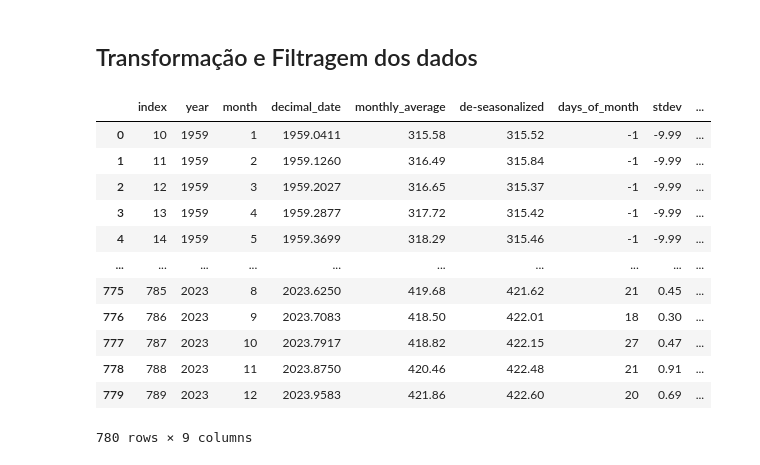
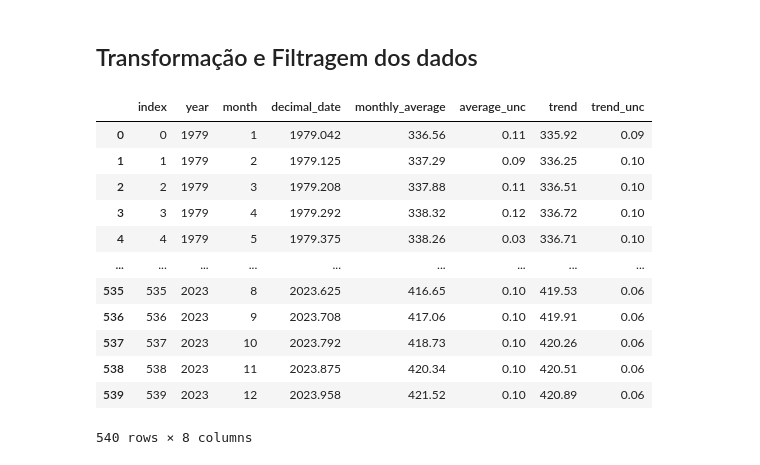
Before and after one commit to Joaof14/Clima_MMQ, a Jupyter notebook: Preparo dos dados.ipynb, the cells around one changed output. Saved outputs shown, nothing was run; the diff lists cells and outputs as text; code cells hidden in the pictures.

```diff
--- a/Preparo dos dados.ipynb
+++ b/Preparo dos dados.ipynb
@@ -8,10 +8,10 @@ import pandas as pd
 # %%
 #Lendo tabela 1
 
-urlConcentr = "https://gml.noaa.gov/webdata/ccgg/trends/co2/co2_mm_mlo.txt"
+urlConcentr = "https://gml.noaa.gov/webdata/ccgg/trends/co2/co2_mm_gl.txt"
 
 
-colunasConcentr = ['year', 'month','decimal_date', 'monthly_average', 'de-seasonalized', 'days_of_month', 'stdev', 'unc_of_mon_mean']
+colunasConcentr = ['year', 'month','decimal_date', 'monthly_average', 'average_unc', 'trend', 'trend_unc']
 
 dfConcentr = pd.read_csv(urlConcentr, delim_whitespace=True, comment='#', names=colunasConcentr)
 dfConcentr
@@ -94,23 +93,23 @@ dfTemp.describe()
 ## Transformação e Filtragem dos dados
 # %%
 #Filtrar período nos dados de concentração de Carbono
-dfConcentr = dfConcentr.query(' year > 1958 and year < 2024')
+dfConcentr = dfConcentr.query(' year > 1978 and year < 2024')
 dfConcentr = dfConcentr.reset_index()
 dfConcentr
 # %% [output]
-|  | index | year | month | decimal_date | monthly_average | de-seasonalized | days_of_month | stdev | ... |
-| 0 | 10 | 1959 | 1 | 1959.0411 | 315.58 | 315.52 | -1 | -9.99 | ... |
-| 1 | 11 | 1959 | 2 | 1959.1260 | 316.49 | 315.84 | -1 | -9.99 | ... |
-| 2 | 12 | 1959 | 3 | 1959.2027 | 316.65 | 315.37 | -1 | -9.99 | ... |
-| 3 | 13 | 1959 | 4 | 1959.2877 | 317.72 | 315.42 | -1 | -9.99 | ... |
-| 4 | 14 | 1959 | 5 | 1959.3699 | 318.29 | 315.46 | -1 | -9.99 | ... |
-| ... | ... | ... | ... | ... | ... | ... | ... | ... | ... |
-| 775 | 785 | 2023 | 8 | 2023.6250 | 419.68 | 421.62 | 21 | 0.45 | ... |
-| 776 | 786 | 2023 | 9 | 2023.7083 | 418.50 | 422.01 | 18 | 0.30 | ... |
-| 777 | 787 | 2023 | 10 | 2023.7917 | 418.82 | 422.15 | 27 | 0.47 | ... |
-| 778 | 788 | 2023 | 11 | 2023.8750 | 420.46 | 422.48 | 21 | 0.91 | ... |
-| 779 | 789 | 2023 | 12 | 2023.9583 | 421.86 | 422.60 | 20 | 0.69 | ... |
+|  | index | year | month | decimal_date | monthly_average | average_unc | trend | trend_unc |
+| 0 | 0 | 1979 | 1 | 1979.042 | 336.56 | 0.11 | 335.92 | 0.09 |
+| 1 | 1 | 1979 | 2 | 1979.125 | 337.29 | 0.09 | 336.25 | 0.10 |
+| 2 | 2 | 1979 | 3 | 1979.208 | 337.88 | 0.11 | 336.51 | 0.10 |
+| 3 | 3 | 1979 | 4 | 1979.292 | 338.32 | 0.12 | 336.72 | 0.10 |
+| 4 | 4 | 1979 | 5 | 1979.375 | 338.26 | 0.03 | 336.71 | 0.10 |
+| ... | ... | ... | ... | ... | ... | ... | ... | ... |
+| 535 | 535 | 2023 | 8 | 2023.625 | 416.65 | 0.10 | 419.53 | 0.06 |
+| 536 | 536 | 2023 | 9 | 2023.708 | 417.06 | 0.10 | 419.91 | 0.06 |
+| 537 | 537 | 2023 | 10 | 2023.792 | 418.73 | 0.10 | 420.26 | 0.06 |
+| 538 | 538 | 2023 | 11 | 2023.875 | 420.34 | 0.10 | 420.51 | 0.06 |
+| 539 | 539 | 2023 | 12 | 2023.958 | 421.52 | 0.10 | 420.89 | 0.06 |
-780 rows × 9 columns
+540 rows × 8 columns
 # %%
 #Converter tipo da coluna para realizar transformações
 dfTemp['Date'] = dfTemp['Date'].astype(str)
```
Also changed, not shown: parts of 9 cells of this notebook, 5 other files.
